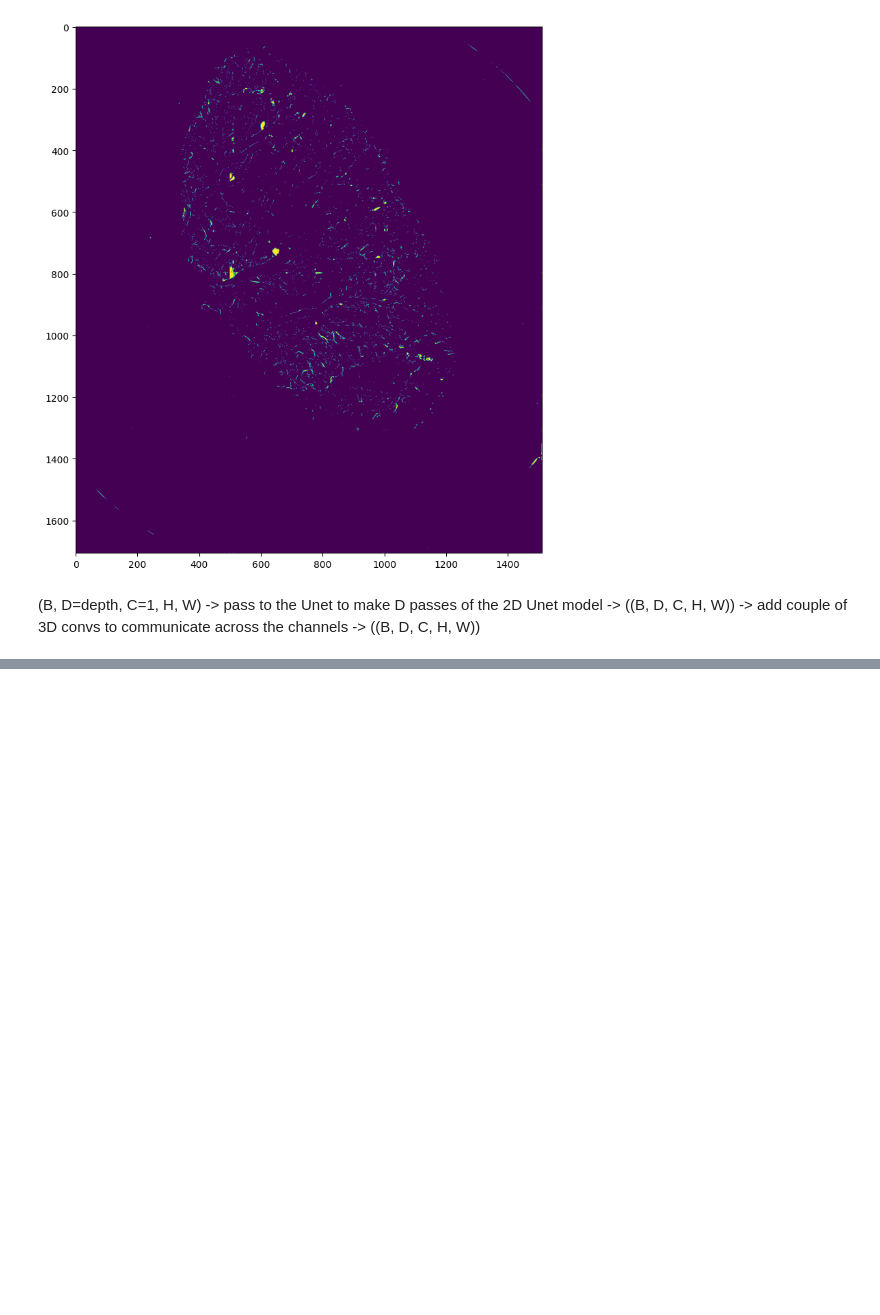
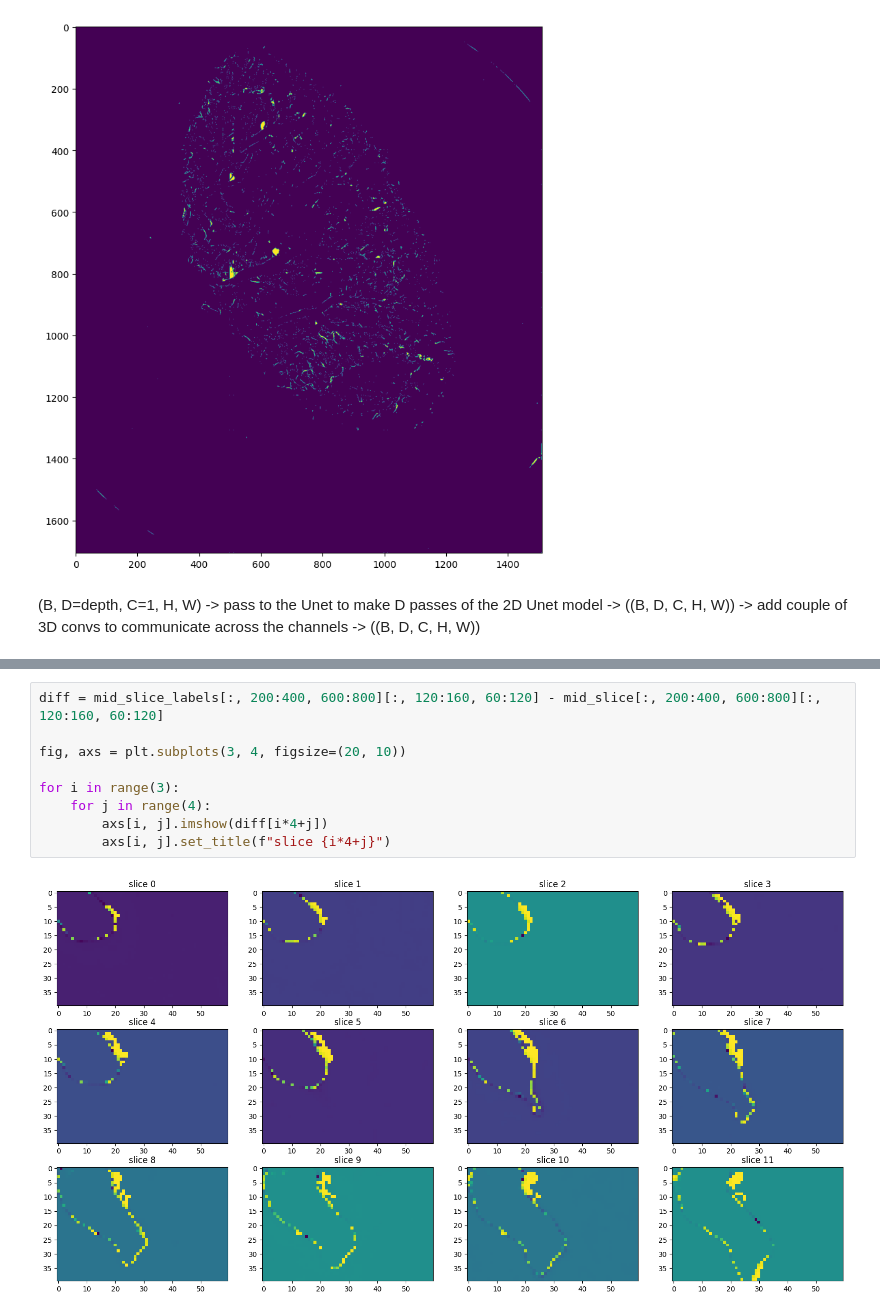
Before and after one commit to viktorcikojevic/kaggle_sennet, a Jupyter notebook: notebooks/investigate-predictions.ipynb, the cells around one changed output, grey strips where cells are left out. Cells and saved outputs as stored; diff of their text form; blank space fills up the shorter version.

```diff
--- a/notebooks/investigate-predictions.ipynb
+++ b/notebooks/investigate-predictions.ipynb
@@ -193,0 +208,11 @@ f_xyz_max.shape
+# %%
+diff = mid_slice_labels[:, 200:400, 600:800][:, 120:160, 60:120] - mid_slice[:, 200:400, 600:800][:, 120:160, 60:120]
+
+fig, axs = plt.subplots(3, 4, figsize=(20, 10))
+
+for i in range(3):
+	for j in range(4):
+		axs[i, j].imshow(diff[i*4+j])
+		axs[i, j].set_title(f"slice {i*4+j}")
+# %% [output]
+[figure, added]
```
Also changed, not shown: parts of 25 cells of this notebook, 2 other files.
